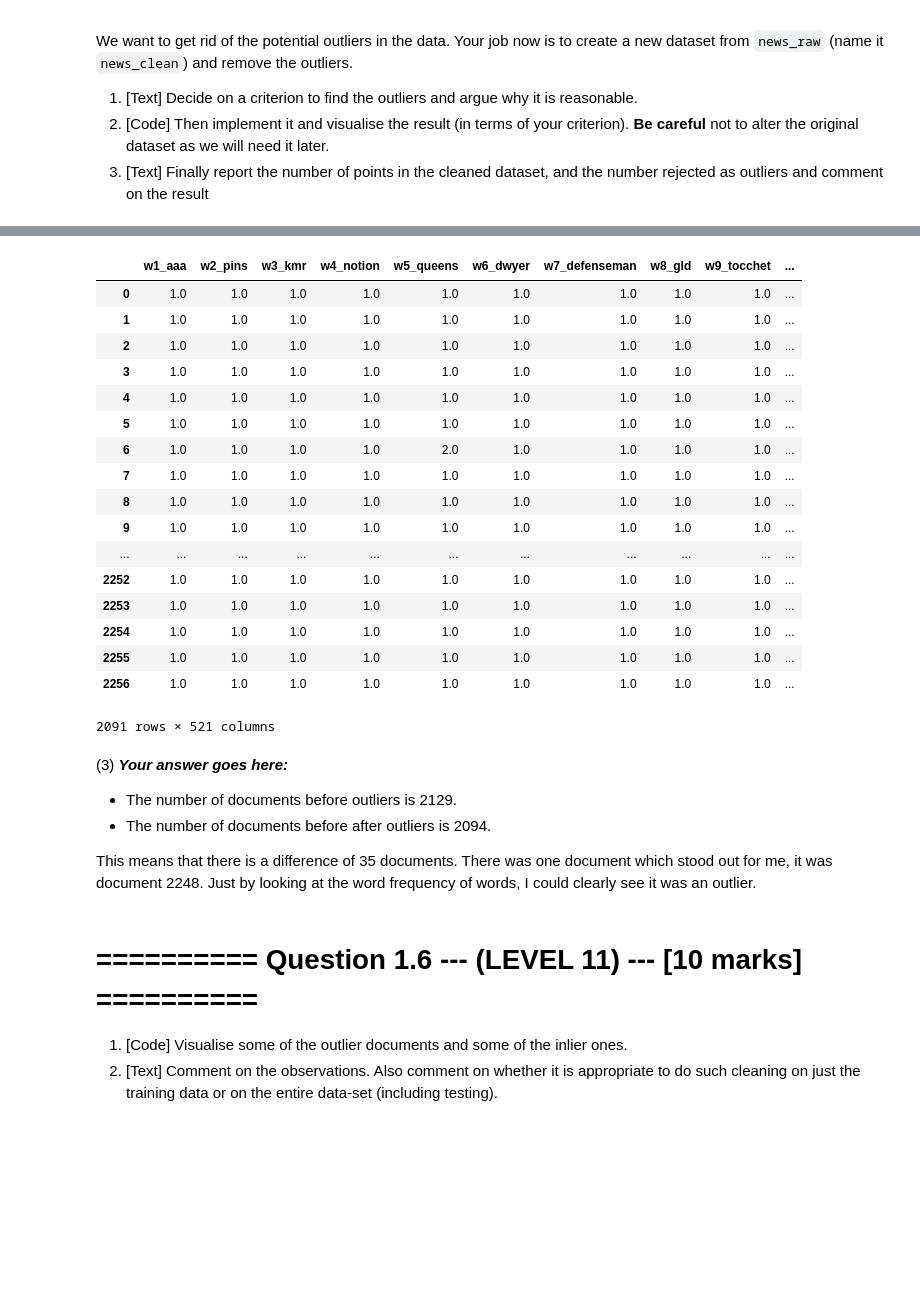
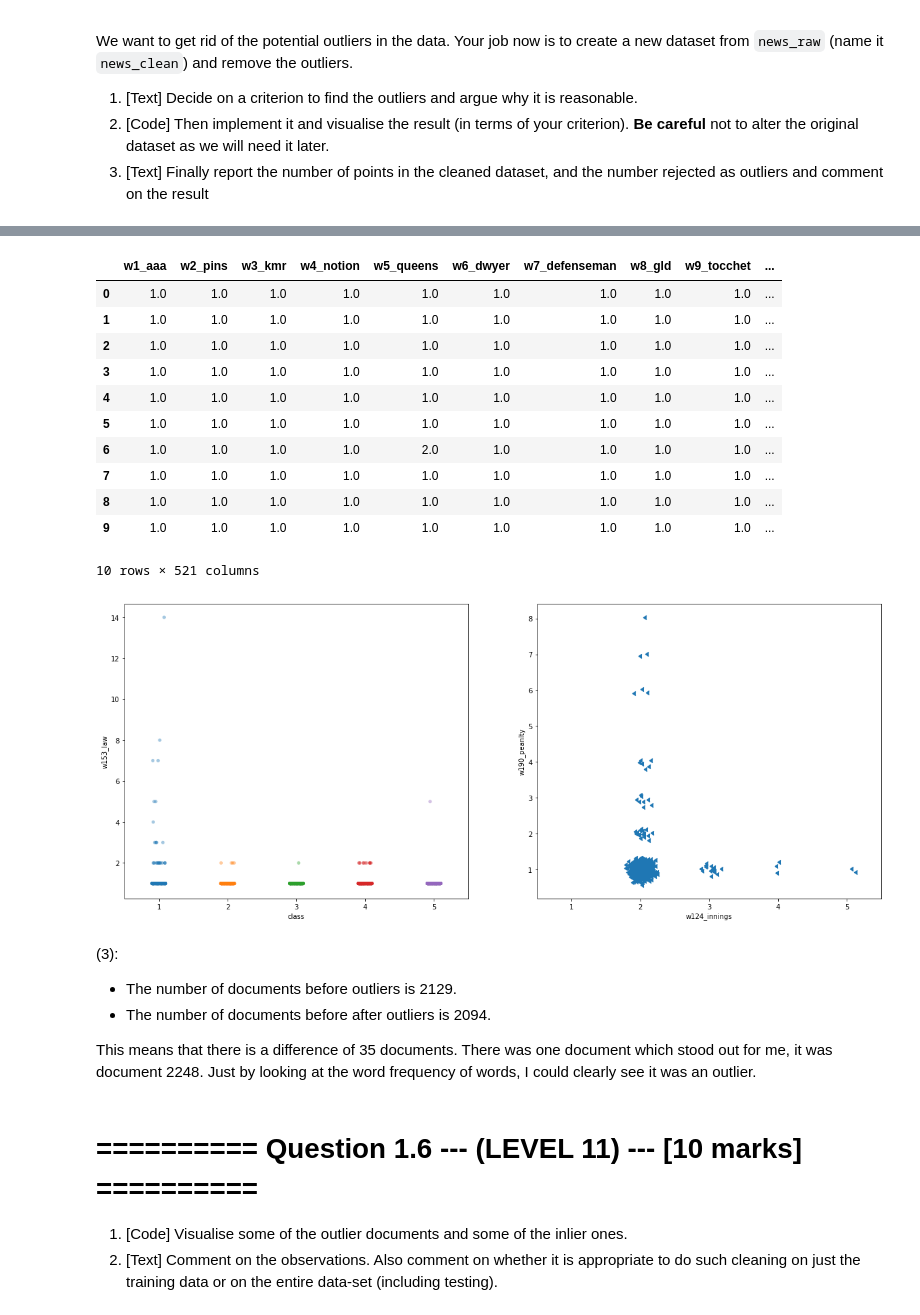
Before and after one commit to aadulan/iaml2018, a Jupyter notebook: Assignments/01_Analysis.ipynb, the cells around one changed output, grey strips where cells are left out. Drawn from its saved outputs; the diff is of its cells as text; code cells hidden in the pictures; blank space fills up the shorter version.

```diff
--- a/Assignments/01_Analysis.ipynb
+++ b/Assignments/01_Analysis.ipynb
@@ -227,50 +236,59 @@ Assuming a normal distrubtion and taking three standard deviations we can then a
 # %%
 # (2) :
 
-std = news_raw.describe().T['std']                                      #gets the standard deviation of the words
-mean = news_raw.describe().T['mean']                                    #gets the mean of the words of the words
-three_std = 2* std                                                      #calculates 3 standard deviations of the words
+std = news_raw.describe().T['std']                                                              # gets the standard deviation of the words
+mean = news_raw.describe().T['mean']                                                            # gets the mean of the words of the words
+three_std = 2* std                                                                              # calculates 3 standard deviations of the words
 
-mini = mean - three_std                                                 #calculates the minimum value for threshold
-maxi = mean + three_std                                                 #calculates the maximum value for threshold
+mini = mean - three_std                                                                         # calculates the minimum value for threshold
+maxi = mean + three_std                                                                         # calculates the maximum value for threshold
 
-news_clean = news_raw[(mini < news_raw) & (news_raw < maxi)].dropna()   #removes outliers and drops it
-news_clean                                                              #prints out news_clean
+news_clean = news_raw[(mini < news_raw) & (news_raw < maxi)].dropna()                           # removes outliers and drops it
+display(news_clean.head(10))                                                                             # prints out news_clean
+
+
+
+# visualising the word 'law'again, the graph shows a more realistic distrubution with less extreme values
+fig, ax = plt.subplots(1, 2, figsize=(20,8),sharex=True)
+sns.stripplot(x='class',y='w153_law', data=news_clean, jitter=True, alpha=0.4, ax=ax[0])        # prints out class of law
+
+
+# visualising correlation between two words, graphs shows no extreme values
+scatter_jitter(news_clean['w124_innings'],news_clean['w190_penalty'], jitter = 0.3)             # plot the scatter plot
+plt.xlabel('w124_innings')                                                                      # set the x axis
+plt.ylabel('w190_peanlty')                                                                      # set the y axis
+plt.show()
+
 
 # --------------
 # Attempt at trying IQR to find outliers
 # desc = news_raw.describe().T
 # q_one = desc['25%']
 # q_three = desc['75%']
 # iqr = q_three - q_one
 # iqr_range =iqr  * 1.5
 
 # mini = q_one - iqr_range
 # maxi = q_three + iqr_range
 
 # news_clean = news_raw[(mini <= news_raw) & (news_raw <= maxi)].dropna()
 # news_clean
 # %% [output]
 |  | w1_aaa | w2_pins | w3_kmr | w4_notion | w5_queens | w6_dwyer | w7_defenseman | w8_gld | w9_tocchet | ... |
 | 0 | 1.0 | 1.0 | 1.0 | 1.0 | 1.0 | 1.0 | 1.0 | 1.0 | 1.0 | ... |
 | 1 | 1.0 | 1.0 | 1.0 | 1.0 | 1.0 | 1.0 | 1.0 | 1.0 | 1.0 | ... |
 | 2 | 1.0 | 1.0 | 1.0 | 1.0 | 1.0 | 1.0 | 1.0 | 1.0 | 1.0 | ... |
 | 3 | 1.0 | 1.0 | 1.0 | 1.0 | 1.0 | 1.0 | 1.0 | 1.0 | 1.0 | ... |
 | 4 | 1.0 | 1.0 | 1.0 | 1.0 | 1.0 | 1.0 | 1.0 | 1.0 | 1.0 | ... |
 | 5 | 1.0 | 1.0 | 1.0 | 1.0 | 1.0 | 1.0 | 1.0 | 1.0 | 1.0 | ... |
 | 6 | 1.0 | 1.0 | 1.0 | 1.0 | 2.0 | 1.0 | 1.0 | 1.0 | 1.0 | ... |
 | 7 | 1.0 | 1.0 | 1.0 | 1.0 | 1.0 | 1.0 | 1.0 | 1.0 | 1.0 | ... |
 | 8 | 1.0 | 1.0 | 1.0 | 1.0 | 1.0 | 1.0 | 1.0 | 1.0 | 1.0 | ... |
 | 9 | 1.0 | 1.0 | 1.0 | 1.0 | 1.0 | 1.0 | 1.0 | 1.0 | 1.0 | ... |
-| ... | ... | ... | ... | ... | ... | ... | ... | ... | ... | ... |
-| 2252 | 1.0 | 1.0 | 1.0 | 1.0 | 1.0 | 1.0 | 1.0 | 1.0 | 1.0 | ... |
-| 2253 | 1.0 | 1.0 | 1.0 | 1.0 | 1.0 | 1.0 | 1.0 | 1.0 | 1.0 | ... |
-| 2254 | 1.0 | 1.0 | 1.0 | 1.0 | 1.0 | 1.0 | 1.0 | 1.0 | 1.0 | ... |
-| 2255 | 1.0 | 1.0 | 1.0 | 1.0 | 1.0 | 1.0 | 1.0 | 1.0 | 1.0 | ... |
-| 2256 | 1.0 | 1.0 | 1.0 | 1.0 | 1.0 | 1.0 | 1.0 | 1.0 | 1.0 | ... |
-2091 rows × 521 columns
+10 rows × 521 columns
+[figure, added]
 # %% [markdown]
-(3) ***Your answer goes here:***
+(3):
 
 - The number of documents before outliers is 2129.
 - The number of documents before after outliers is 2094.
```
Also changed, not shown: parts of 30 cells of this notebook.
